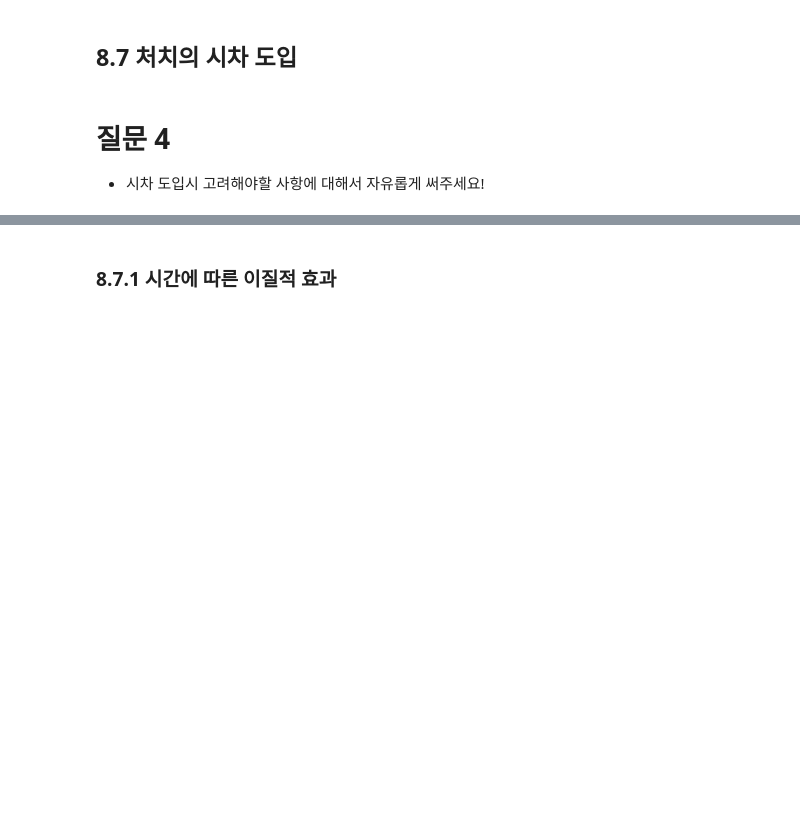
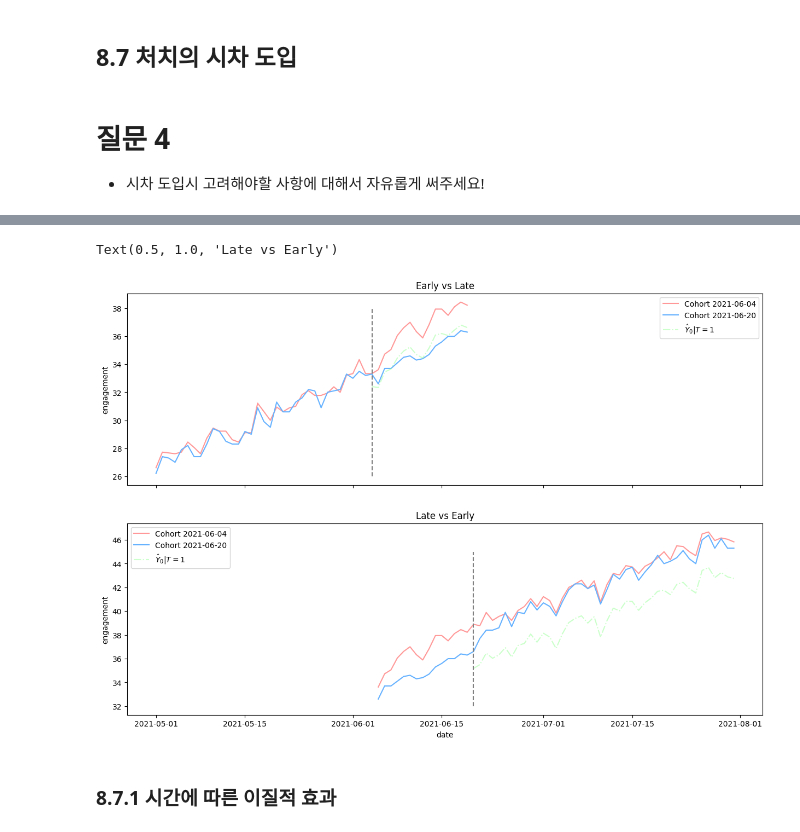
Before and after one commit to skymined/causal-inference-in-python-code, a Jupyter notebook: 인과추론스터디_과제/[6주차과제] 이중차분법.ipynb, the cells around one changed output, grey strips where cells are left out. Saved outputs shown, nothing was run; the diff lists cells and outputs as text; code cells hidden in the pictures; blank space fills up the shorter version.

```diff
--- a/인과추론스터디_과제/[6주차과제] 이중차분법.ipynb
+++ b/인과추론스터디_과제/[6주차과제] 이중차분법.ipynb
@@ -479,3 +714,74 @@ ax2.set_title("Late vs Early")
+# %%
+#####  색 넣어서
+
+fig, (ax1, ax2) = plt.subplots(2, 1, figsize=(15, 10), sharex=True)
+
+cohort_erly='2021-06-04'
+cohort_late='2021-06-20'
+
+# 색상 정의
+color_early = '#FF9999'  # 연한 빨강
+color_late = '#66B2FF'   # 연한 파랑
+color_counterfactual = '#99FF99'  # 연한 초록
+
+## Early vs Late
+did_df = (mkt_data_cohorts_w
+            .loc[lambda d: d["date"].astype(str) < cohort_late]
+            .query(f"cohort=='{cohort_late}' | cohort=='{cohort_erly}'")
+            .assign(treated = lambda d: (d["cohort"] == cohort_erly)*1,
+                    post = lambda d: (d["date"].astype(str) >= cohort_erly)*1))
+
+m = smf.ols(
+    "engagement ~ treated:post + C(date) + C(city)",
+    data=did_df
+).fit()
+
+plt_data = (did_df
+            .assign(installs_hat_0 = lambda d: m.predict(d.assign(treated=0)))
+            .groupby(["date", "cohort"])
+            [["engagement", "post", "treated", "installs_hat_0"]]
+            .mean()
+            .reset_index())
+
+sns.lineplot(data=plt_data.query("cohort==@cohort_erly"), x="date", y="engagement", color=color_early, label=f'Cohort {cohort_erly}', ax=ax1)
+sns.lineplot(data=plt_data.query("cohort==@cohort_late"), x="date", y="engagement", color=color_late, label=f'Cohort {cohort_late}', ax=ax1)
+sns.lineplot(data=plt_data.query("treated==1 & post==1"),
+             x="date", y="installs_hat_0", color=color_counterfactual, ax=ax1, ls="-.", alpha=0.5, label="$\hat{Y}_0|T=1$")
+
+ax1.vlines(pd.to_datetime(cohort_erly), 26, 38, ls="dashed", color='gray')
+ax1.legend()
+ax1.set_title("Early vs Late")
+
+## Late vs Early
+did_df = (mkt_data_cohorts_w
+            .loc[lambda d: d["date"].astype(str) > cohort_erly]
+            .query(f"cohort=='{cohort_late}' | cohort=='{cohort_erly}'")
+            .assign(treated = lambda d: (d["cohort"] == cohort_late)*1,
+                    post = lambda d: (d["date"].astype(str) >= cohort_late)*1))
+
+m = smf.ols(
+    "engagement ~ treated*post + C(date) + C(city)",
+    data=did_df
+).fit()
+
+plt_data = (did_df
+            .assign(installs_hat_0 = lambda d: m.predict(d.assign(treated=0)))
+            .groupby(["date", "cohort"])
+            [["engagement", "post", "treated", "installs_hat_0"]]
+            .mean()
+            .reset_index())
+
+sns.lineplot(data=plt_data.query("cohort==@cohort_erly"), x="date", y="engagement", color=color_early, label=f'Cohort {cohort_erly}', ax=ax2)
+sns.lineplot(data=plt_data.query("cohort==@cohort_late"), x="date", y="engagement", color=color_late, label=f'Cohort {cohort_late}', ax=ax2)
+sns.lineplot(data=plt_data.query("treated==1 & post==1"),
+             x="date", y="installs_hat_0", color=color_counterfactual, ax=ax2, ls="-.", alpha=0.5, label="$\hat{Y}_0|T=1$")
+
+ax2.vlines(pd.to_datetime("2021-06-20"), 32, 45, ls="dashed", color='gray')
+ax2.legend()
+ax2.set_title("Late vs Early")
+# %% [output]
+Text(0.5, 1.0, 'Late vs Early')
+[figure, added]
 # %% [markdown]
 ### 8.7.1 시간에 따른 이질적 효과
 # %%
```
Also changed, not shown: parts of 47 cells of this notebook.
